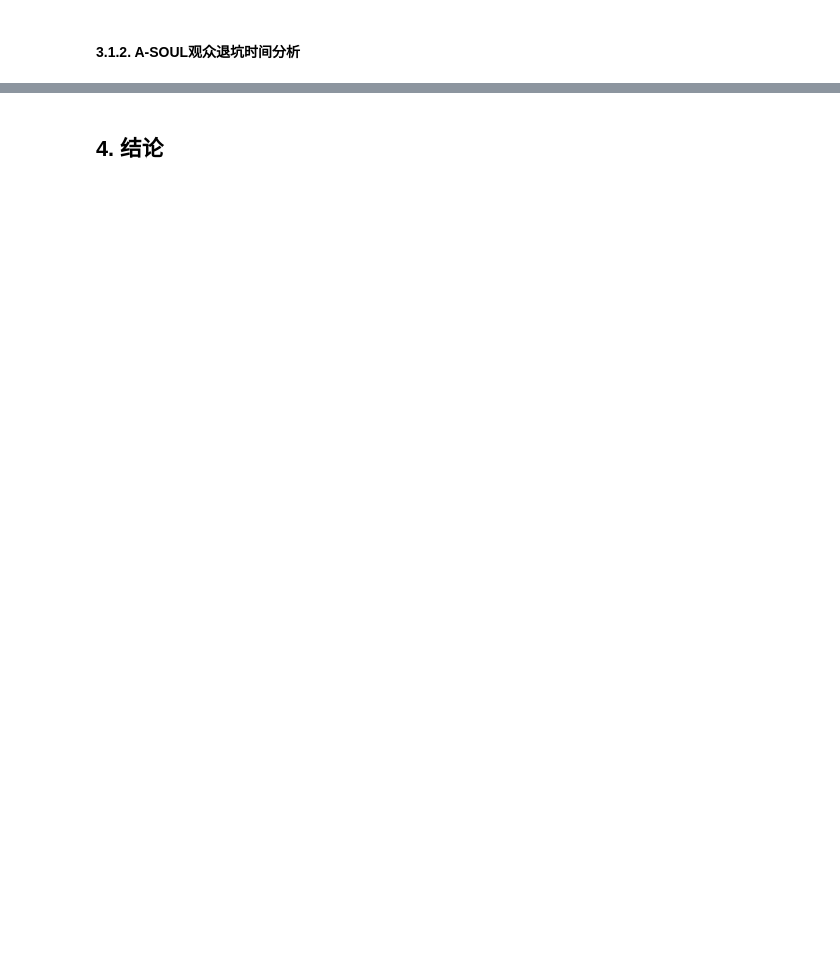
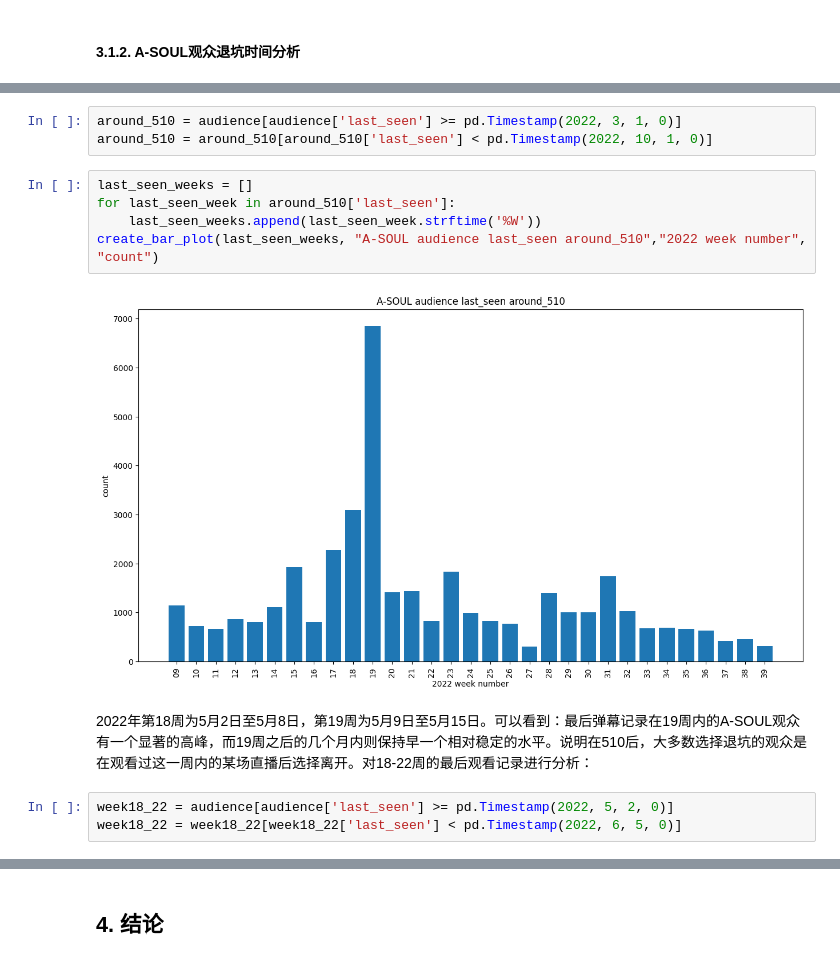
Before and after one commit to VictorAZ12/ZJStatistics2, a Jupyter notebook: analysis/Analysis.ipynb, the cells around one changed output, grey strips where cells are left out. Cells and saved outputs as stored; diff of their text form; blank space fills up the shorter version.

```diff
--- a/analysis/Analysis.ipynb
+++ b/analysis/Analysis.ipynb
@@ -122,0 +169,15 @@ data['161711896']
+# %%
+around_510 = audience[audience['last_seen'] >= pd.Timestamp(2022, 3, 1, 0)]
+around_510 = around_510[around_510['last_seen'] < pd.Timestamp(2022, 10, 1, 0)]
+# %%
+last_seen_weeks = []
+for last_seen_week in around_510['last_seen']:
+    last_seen_weeks.append(last_seen_week.strftime('%W'))
+create_bar_plot(last_seen_weeks, "A-SOUL audience last_seen around_510","2022 week number", "count")
+# %% [output]
+[figure, added]
+# %% [markdown]
+2022年第18周为5月2日至5月8日，第19周为5月9日至5月15日。可以看到：最后弹幕记录在19周内的A-SOUL观众有一个显著的高峰，而19周之后的几个月内则保持早一个相对稳定的水平。说明在510后，大多数选择退坑的观众是在观看过这一周内的某场直播后选择离开。对18-22周的最后观看记录进行分析：
+# %%
+week18_22 = audience[audience['last_seen'] >= pd.Timestamp(2022, 5, 2, 0)]
+week18_22 = week18_22[week18_22['last_seen'] < pd.Timestamp(2022, 6, 5, 0)]
```
Also changed, not shown: parts of 34 cells of this notebook, 5 other files.
